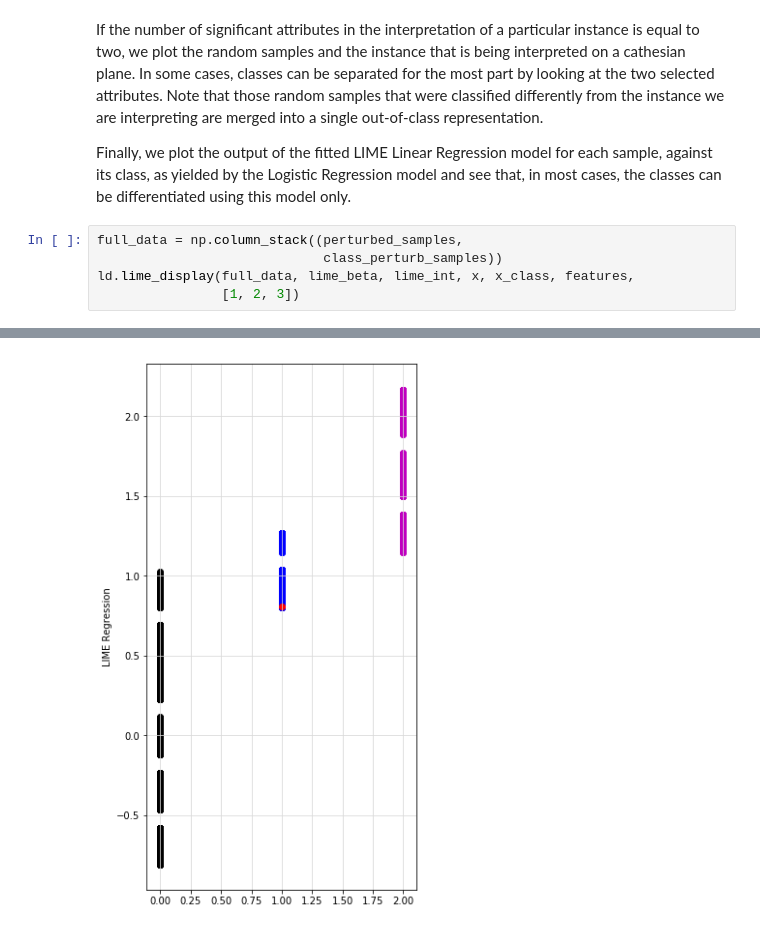
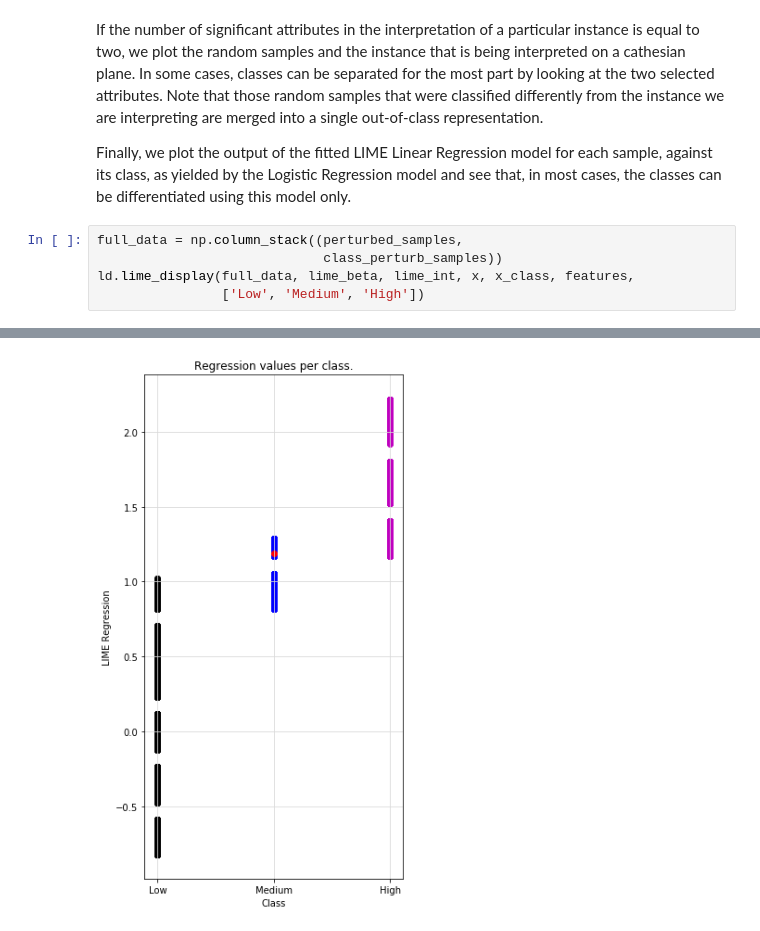
Before and after one commit to PKing70/LIMEaid, a Jupyter notebook: examples/LIME_Education_ex_notebook.ipynb, the cells around one changed output, grey strips where cells are left out. Saved outputs shown, nothing was run; the diff lists cells and outputs as text.

```diff
--- a/examples/LIME_Education_ex_notebook.ipynb
+++ b/examples/LIME_Education_ex_notebook.ipynb
@@ -140,5 +140,5 @@ Finally, we plot the output of the fitted LIME Linear Regression model for each
 full_data = np.column_stack((perturbed_samples,
                              class_perturb_samples))
 ld.lime_display(full_data, lime_beta, lime_int, x, x_class, features,
-                [1, 2, 3])
+                ['Low', 'Medium', 'High'])
 # %% [output]
@@ -146 +146 @@ ld.lime_display(full_data, lime_beta, lime_int, x, x_class, features,
-[figure, old version]
+[figure, new version]
```
Also changed, not shown: parts of 2 cells of this notebook.
